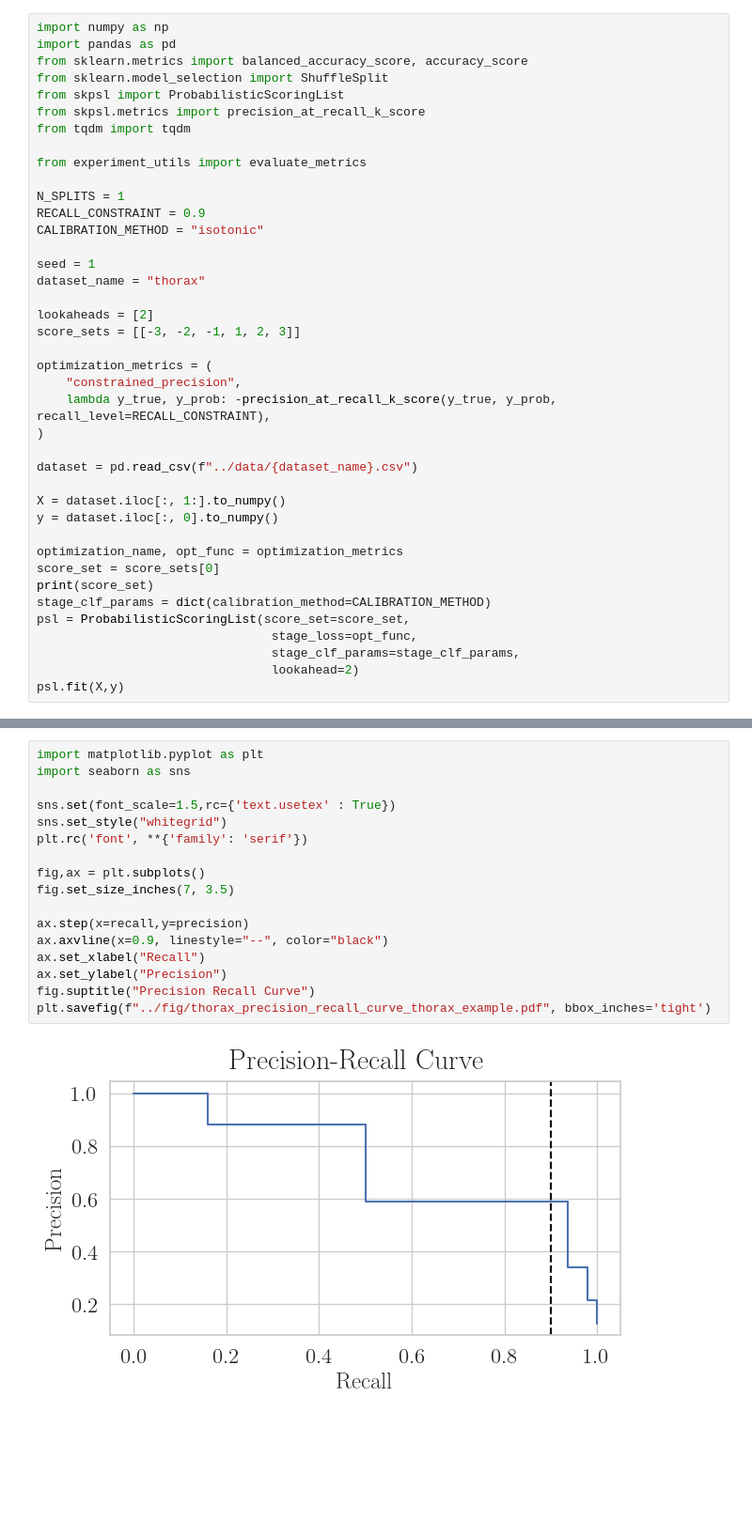
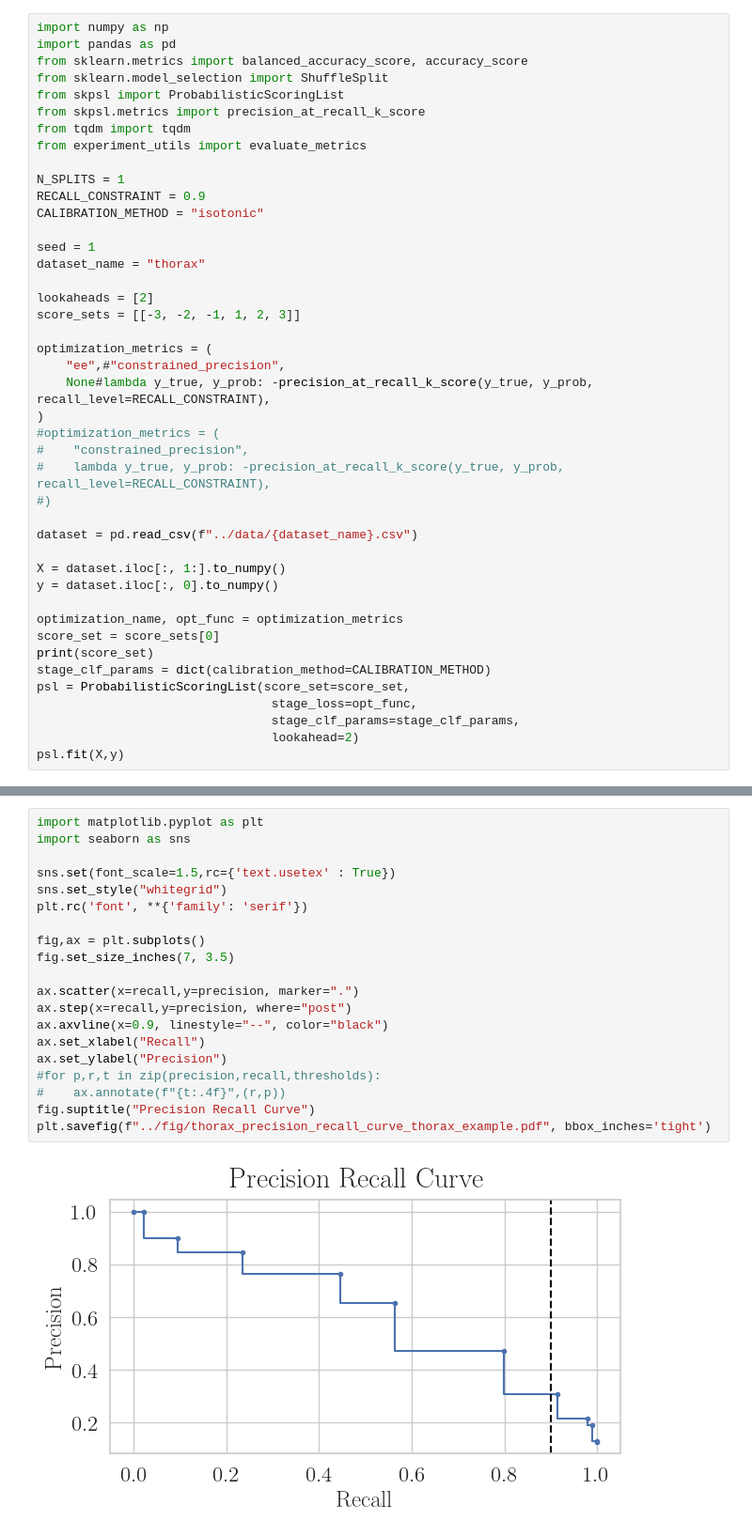
Before and after one commit to TRR318/pub-ijar-learning_cascades, a Jupyter notebook: experiments/precision_recall.ipynb, the cells around one changed output, grey strips where cells are left out. Shown at 94% size. Cells and saved outputs as stored; diff of their text form; blank space fills up the shorter version.

Commit message:
updated precision recall curve and spiderplot

```diff
--- a/experiments/precision_recall.ipynb
+++ b/experiments/precision_recall.ipynb
@@ -6,7 +6,6 @@ from sklearn.model_selection import ShuffleSplit
 from skpsl import ProbabilisticScoringList
 from skpsl.metrics import precision_at_recall_k_score
 from tqdm import tqdm
-
 from experiment_utils import evaluate_metrics
 
 N_SPLITS = 1
@@ -20,9 +19,13 @@ lookaheads = [2]
 score_sets = [[-3, -2, -1, 1, 2, 3]]
 
 optimization_metrics = (
-    "constrained_precision",
-    lambda y_true, y_prob: -precision_at_recall_k_score(y_true, y_prob, recall_level=RECALL_CONSTRAINT),
+    "ee",#"constrained_precision",
+    None#lambda y_true, y_prob: -precision_at_recall_k_score(y_true, y_prob, recall_level=RECALL_CONSTRAINT),
 )
+#optimization_metrics = (
+#    "constrained_precision",
+#    lambda y_true, y_prob: -precision_at_recall_k_score(y_true, y_prob, recall_level=RECALL_CONSTRAINT),
+#)
 
 dataset = pd.read_csv(f"../data/{dataset_name}.csv")
 
@@ -54,19 +67,22 @@ array([0.12789116, 0.13762811, 0.21698113, 0.34108527, 0.5875    ,
 # %%
 import matplotlib.pyplot as plt
 import seaborn as sns
 
 sns.set(font_scale=1.5,rc={'text.usetex' : True})
 sns.set_style("whitegrid")
 plt.rc('font', **{'family': 'serif'})
 
 fig,ax = plt.subplots()
 fig.set_size_inches(7, 3.5)
 
-ax.step(x=recall,y=precision)
+ax.scatter(x=recall,y=precision, marker=".")
+ax.step(x=recall,y=precision, where="post")
 ax.axvline(x=0.9, linestyle="--", color="black")
 ax.set_xlabel("Recall")
 ax.set_ylabel("Precision")
+#for p,r,t in zip(precision,recall,thresholds):
+#    ax.annotate(f"{t:.4f}",(r,p))
 fig.suptitle("Precision Recall Curve")
 plt.savefig(f"../fig/thorax_precision_recall_curve_thorax_example.pdf", bbox_inches='tight')
 # %% [output]
-[figure, old version]
+[figure, new version]
```
Also changed, not shown: parts of 3 cells of this notebook, 6 other files.
